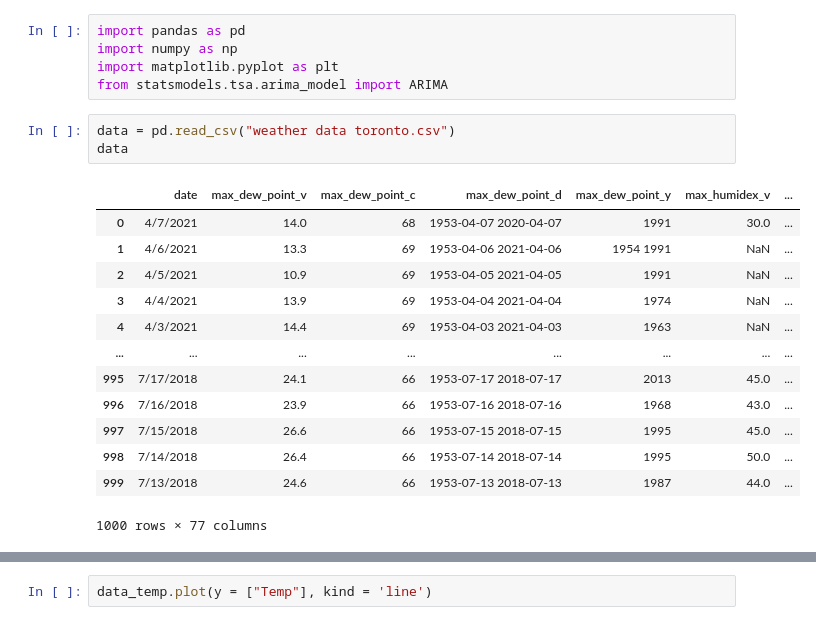
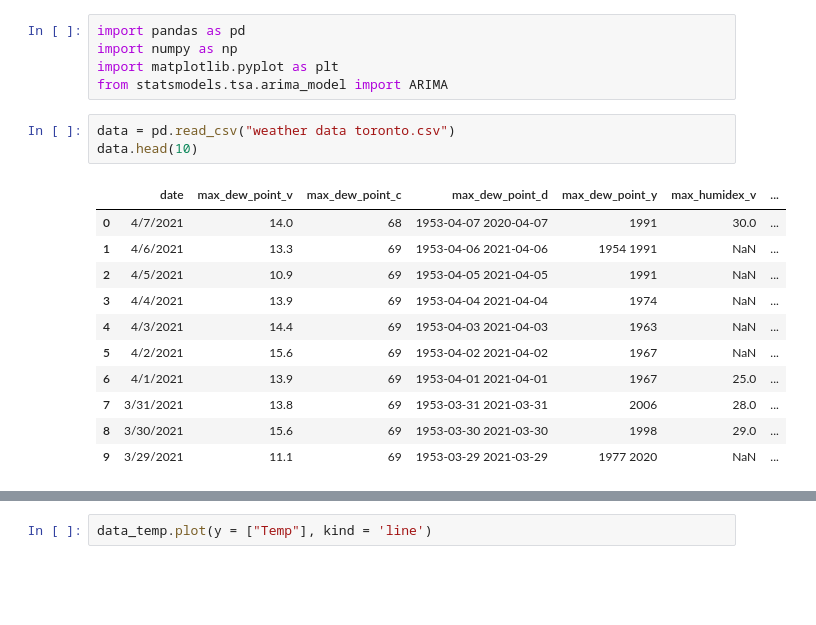
Before and after one commit to anujpatel96/WeatherForecasting, a Jupyter notebook: TorontoWeatherForecasting_.ipynb, the cells around one changed output, grey strips where cells are left out. Drawn from its saved outputs; the diff is of its cells as text; blank space fills up the shorter version.

```diff
--- a/TorontoWeatherForecasting_.ipynb
+++ b/TorontoWeatherForecasting_.ipynb
@@ -7,18 +7,16 @@ import matplotlib.pyplot as plt
 from statsmodels.tsa.arima_model import ARIMA
 # %%
 data = pd.read_csv("weather data toronto.csv")
-data
+data.head(10)
 # %% [output]
 |  | date | max_dew_point_v | max_dew_point_c | max_dew_point_d | max_dew_point_y | max_humidex_v | ... |
 | 0 | 4/7/2021 | 14.0 | 68 | 1953-04-07 2020-04-07 | 1991 | 30.0 | ... |
 | 1 | 4/6/2021 | 13.3 | 69 | 1953-04-06 2021-04-06 | 1954 1991 | NaN | ... |
 | 2 | 4/5/2021 | 10.9 | 69 | 1953-04-05 2021-04-05 | 1991 | NaN | ... |
 | 3 | 4/4/2021 | 13.9 | 69 | 1953-04-04 2021-04-04 | 1974 | NaN | ... |
 | 4 | 4/3/2021 | 14.4 | 69 | 1953-04-03 2021-04-03 | 1963 | NaN | ... |
-| ... | ... | ... | ... | ... | ... | ... | ... |
-| 995 | 7/17/2018 | 24.1 | 66 | 1953-07-17 2018-07-17 | 2013 | 45.0 | ... |
-| 996 | 7/16/2018 | 23.9 | 66 | 1953-07-16 2018-07-16 | 1968 | 43.0 | ... |
-| 997 | 7/15/2018 | 26.6 | 66 | 1953-07-15 2018-07-15 | 1995 | 45.0 | ... |
-| 998 | 7/14/2018 | 26.4 | 66 | 1953-07-14 2018-07-14 | 1995 | 50.0 | ... |
-| 999 | 7/13/2018 | 24.6 | 66 | 1953-07-13 2018-07-13 | 1987 | 44.0 | ... |
+| 5 | 4/2/2021 | 15.6 | 69 | 1953-04-02 2021-04-02 | 1967 | NaN | ... |
+| 6 | 4/1/2021 | 13.9 | 69 | 1953-04-01 2021-04-01 | 1967 | 25.0 | ... |
+| 7 | 3/31/2021 | 13.8 | 69 | 1953-03-31 2021-03-31 | 2006 | 28.0 | ... |
+| 8 | 3/30/2021 | 15.6 | 69 | 1953-03-30 2021-03-30 | 1998 | 29.0 | ... |
+| 9 | 3/29/2021 | 11.1 | 69 | 1953-03-29 2021-03-29 | 1977 2020 | NaN | ... |
-1000 rows × 77 columns
```
Also changed, not shown: parts of 24 cells of this notebook.
